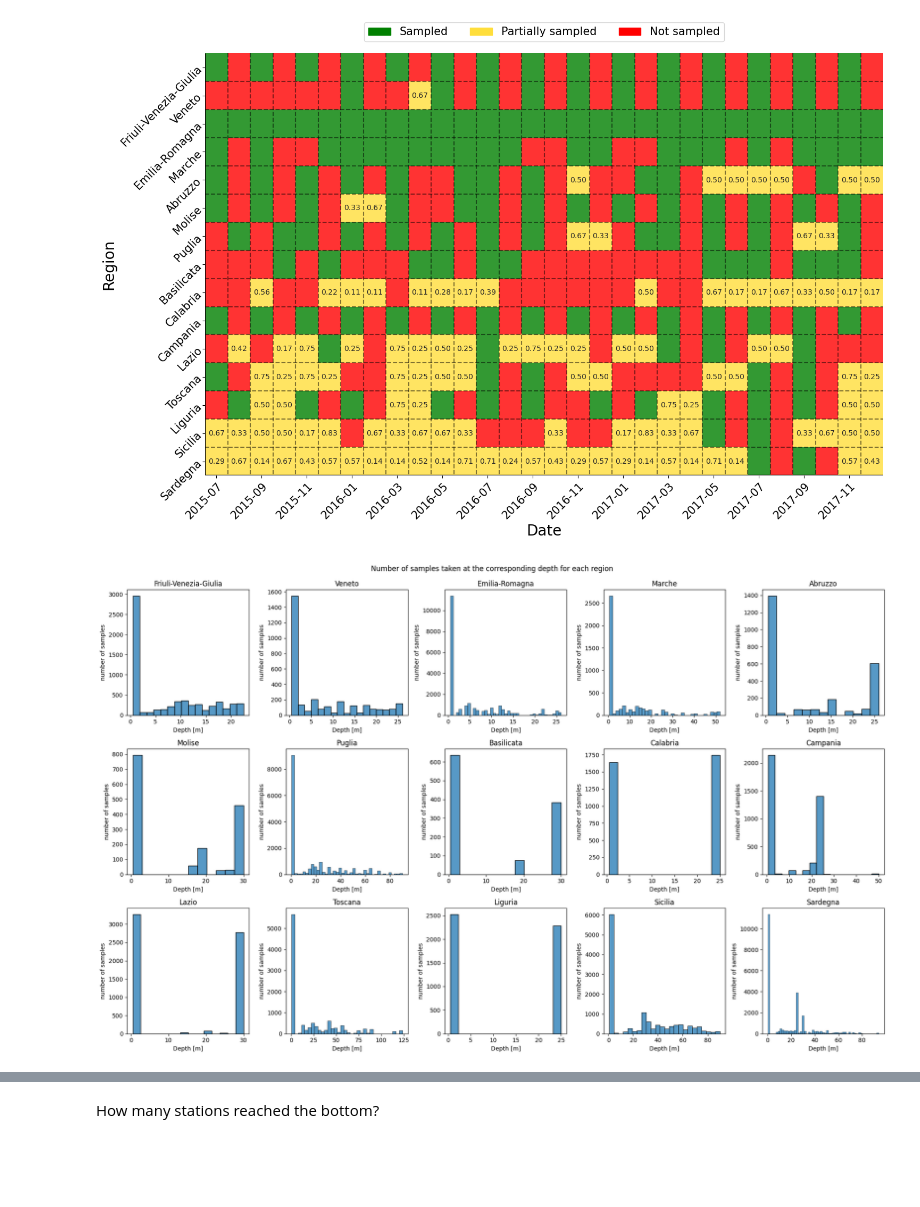
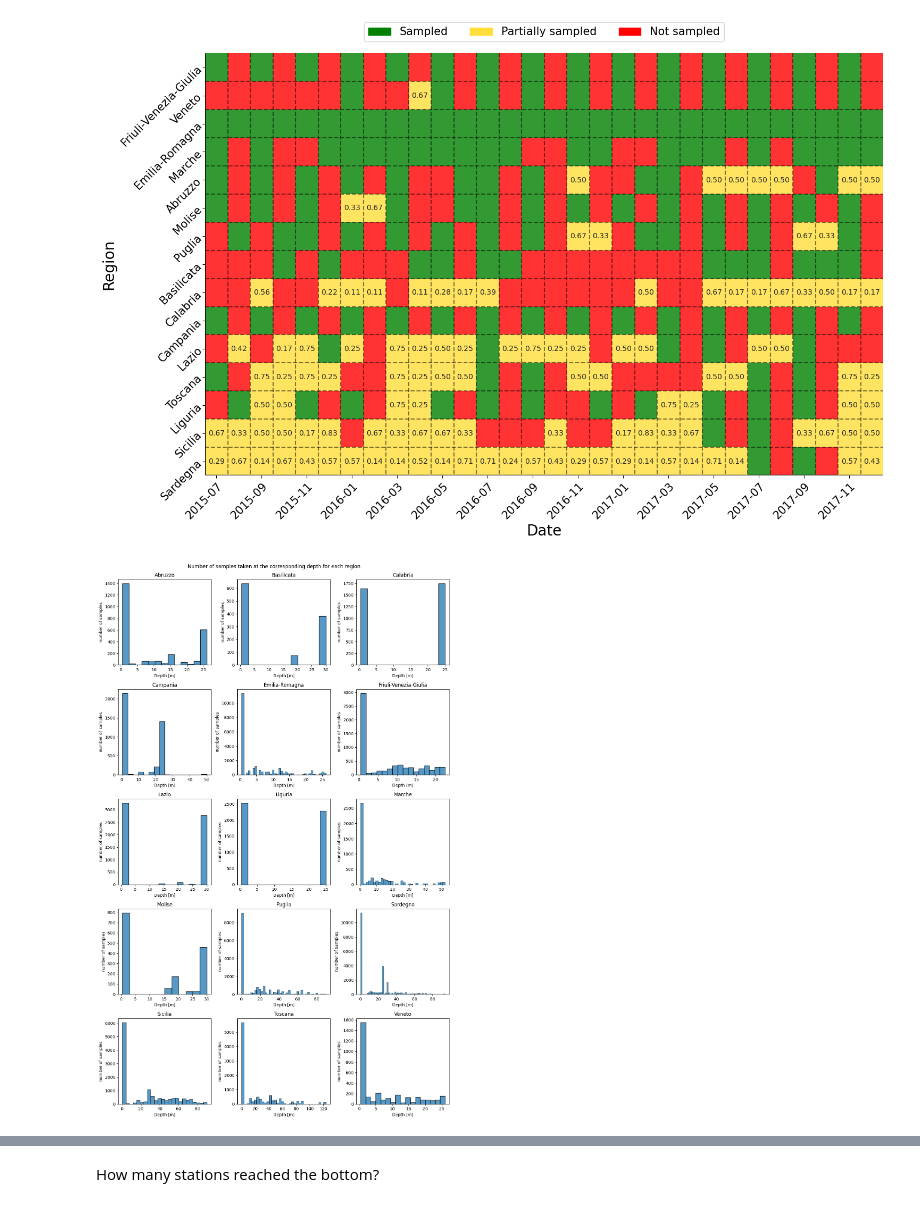
Before and after one commit to Alberto-Ghedin/ISPRA_20152017_Analysis, a Jupyter notebook: Report_main.ipynb, the cells around one changed output, grey strips where cells are left out. Saved outputs shown, nothing was run; the diff lists cells and outputs as text; code cells hidden in the pictures; blank space fills up the shorter version.

Commit message:
code of some new plots

```diff
--- a/Report_main.ipynb
+++ b/Report_main.ipynb
@@ -64,8 +64,6 @@ sea_index = params["sea_index"]
 ordered_id = params["ordered_id"]
 sea_index_array = np.array(list(sea_index.values()))
 del params
-# %%
-phyto_abundances["Region"] = pd.Categorical(phyto_abundances["Region"], ordered_regions)
 # %%
 phyto_abund_simplified = modify_dataset.make_simplified_dataset(phyto_abundances, 0.7)
 phyto_abund_simplified = modify_dataset.add_season_column(phyto_abund_simplified, seasons)
@@ -187,17 +189,17 @@ plt.savefig(_HOME_ + "/PHD/ISPRA_20152017_Analysis/Plots/Regions_date_sampling.p
 [figure]
 # %%
 #df_most_abund_species = df_most_abund_species.query("Num_cell_l >= 3.0")
-figsize_dims = (19,12)
-fig, axs = plt.subplots(3,5, figsize=figsize_dims);
+figsize_dims = (12,19)
+fig, axs = plt.subplots(5,3, figsize=figsize_dims);
 axs = axs.flat
 
 for ax, (name, df) in zip(axs, phyto_abundances[["Region", "id", "Sample_depth"]].groupby(by = "Region", observed=True)):
     sns.histplot(data = df, x = "Sample_depth", ax = ax)
     ax.set_xlabel("Depth [m]");
     ax.set_ylabel("number of samples");
     ax.set_title(name);
 plt.suptitle("Number of samples taken at the corresponding depth for each region")
 plt.tight_layout(rect=[0,0,1,0.99])
 plt.savefig(_HOME_ + "/ISPRA_20152017_Analysis/Plots/Depth_distribution.png", bbox_inches='tight')
 # %% [output]
-[figure, old version]
+[figure, new version]
```
Also changed, not shown: parts of 64 cells of this notebook, 1 other file.
